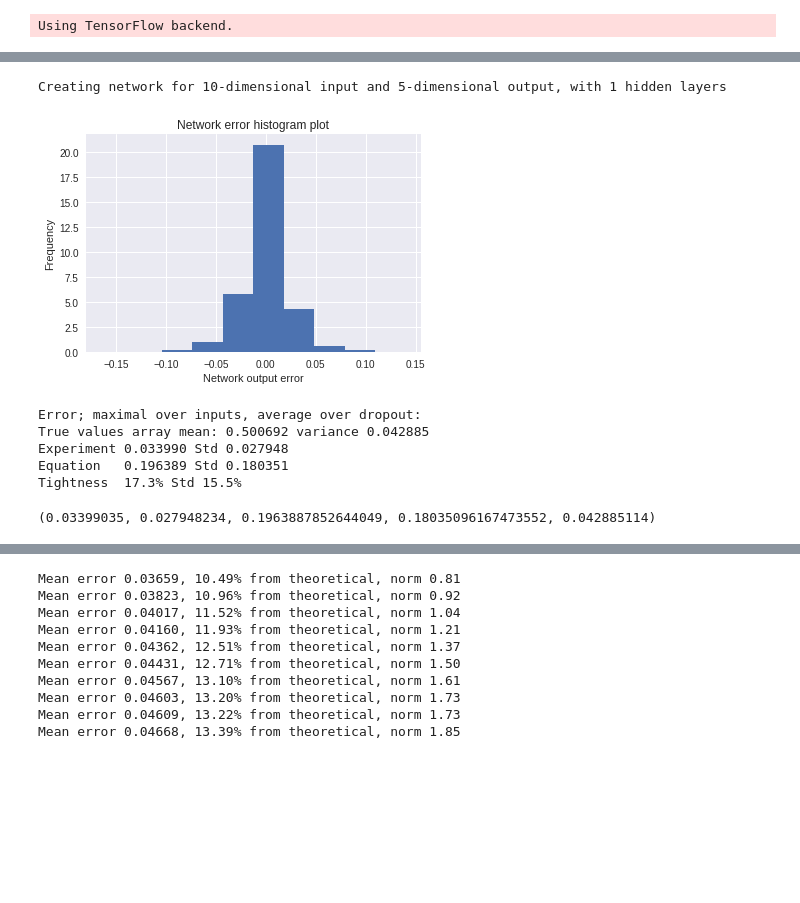
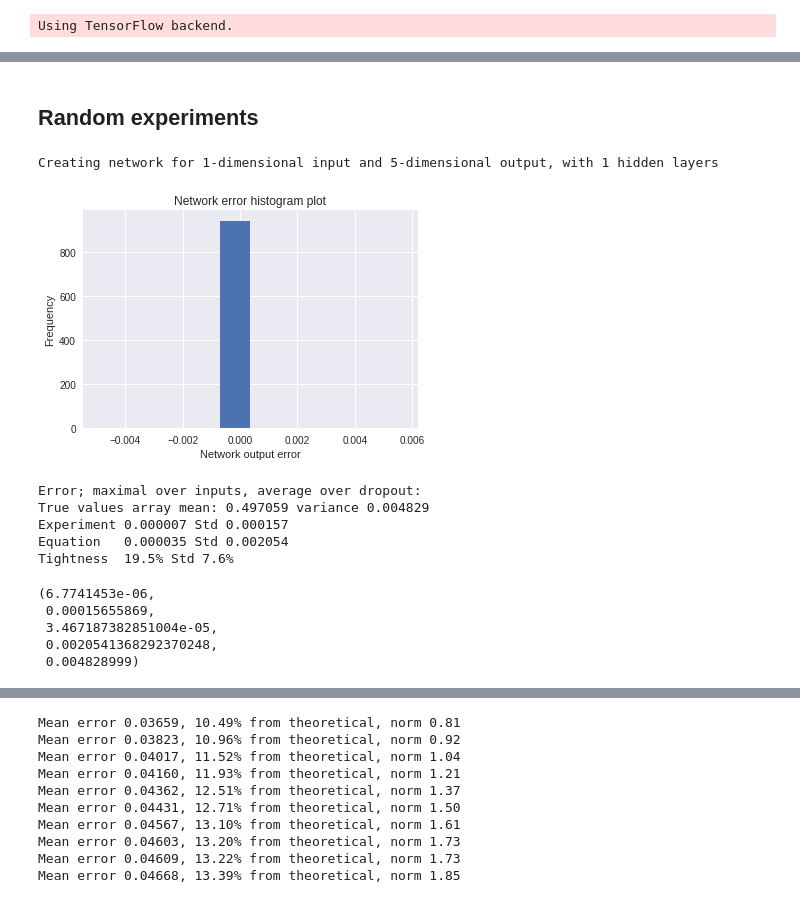
Before and after one commit to LPD-EPFL/nn-fault-tolerance, a Jupyter notebook: DropoutErrorVarianceKerasColab.ipynb, the cells around one changed output, grey strips where cells are left out. Drawn from its saved outputs; the diff is of its cells as text; code cells hidden in the pictures; blank space fills up the shorter version.

```diff
--- a/DropoutErrorVarianceKerasColab.ipynb
+++ b/DropoutErrorVarianceKerasColab.ipynb
@@ -53,13 +53,14 @@ def create_random_weight_model(Ns, KLips):
 
   # adding layers
   for i in range(len(Ns) - 1):
+
     # adding dense layer with sigmoid for hidden and linear for last layer
     model.add(Dense(Ns[i + 1], input_shape = (Ns[i], ),
                     kernel_initializer = 'random_normal',
                     activation = get_custom_activation(KLips),
-                    bias_initializer = 'zeros'))
+                    bias_initializer = 'random_normal'))
 
-  model.compile(loss=keras.losses.categorical_crossentropy,
+  model.compile(loss=keras.losses.mean_squared_error,
               optimizer=keras.optimizers.Adadelta(),
               metrics=['accuracy'])
 
@@ -92,7 +93,7 @@ def create_model(p_fails, layer_weights, layer_biases, KLips):
       model.add(PermanentDropout(p_fail))
 
   # compiling model with some loss and some optimizer (they are unused)
-  model.compile(loss=keras.losses.categorical_crossentropy,
+  model.compile(loss=keras.losses.mean_absolute_error,
               optimizer=keras.optimizers.Adadelta(),
               metrics=['accuracy'])
   #model.summary()
@@ -160,10 +161,11 @@ class Experiment():
     res = [func(w_neuron) for w_neuron in wb.T]
     return np.max(res)
 
-  def get_max_f_xy(self, layer, func):
+  def get_max_f_xy(self, layer, func, same_only = False):
     """ Maximize func(w1, w2) over neurons in layer """
     wb = self.get_wb(layer)
-    res = [func(w_neuron1, w_neuron2) for w_neuron1 in wb.T for w_neuron2 in wb.T]
+    if same_only: res = [func(w_neuron, w_neuron) for w_neuron in wb.T]
+    else: res = [func(w_neuron1, w_neuron2) for w_neuron1 in wb.T for w_neuron2 in wb.T]
     return np.max(res)
 
   def get_mean_std_error(self):
@@ -183,6 +185,8 @@ class Experiment():
 
     # Loop over layers
     for layer in range(len(self.W)):
+      is_last = layer + 1 == len(self.W)
+
       # probability of failure of a single neuron
       p_l = self.P[layer]
 
@@ -190,10 +194,10 @@ class Experiment():
       w_1_norm = self.get_max_f(layer, norm1)
 
       # alpha from article for layer
-      alpha = self.get_max_f_xy(layer, dot_abs)
+      alpha = self.get_max_f_xy(layer, dot_abs, same_only = is_last)
 
       # beta from article for layer
-      beta = self.get_max_f_xy(layer, norm1_minus_dot_abs)
+      beta = self.get_max_f_xy(layer, norm1_minus_dot_abs, same_only = is_last)
 
       # a, b from article for EDelta2 (note that old EDelta is used)
       a = self.C ** 2 * p_l * (alpha + p_l * beta) + 2 * self.K * self.C * p_l * (1 - p_l) * beta * EDelta
@@ -210,8 +214,8 @@ class Experiment():
       EDelta2Arr.append(EDelta2)
 
     # Debug output
-    #print(EDeltaArr)
-    #print(EDelta2Arr)
+    print(EDeltaArr)
+    print(EDelta2Arr)
 
     # Returning mean and sqrt(std^2)
     return EDelta, EDelta2 ** 0.5
@@ -285,7 +289,7 @@ class RandomExperiment(Experiment):
     return np.random.randn(how_many, self.N[0])
 
 class MNISTExperiment(Experiment):
-  def __init__(self, N, P, KLips, do_print = False):
+  def __init__(self, N, P, KLips, epochs = 20, do_print = False):
     N = [28 ** 2] + N + [10]
 
     """ Fill in the weights and initialize models """
@@ -298,7 +302,7 @@ class MNISTExperiment(Experiment):
     self.y_test = np.array([[1 if i == digit else 0 for i in range(10)] for digit in y_test.flatten()])
 
     self.model_no_dropout = create_random_weight_model(self.N, self.K)
-    history = self.model_no_dropout.fit(self.x_train, self.y_train, batch_size = 100, epochs = 10, verbose = do_print, validation_data = (self.x_test, self.y_test))
+    history = self.model_no_dropout.fit(self.x_train, self.y_train, batch_size = 10000, epochs = epochs, verbose = 0, validation_data = (self.x_test, self.y_test))
 
     if do_print:
       plt.figure()
@@ -315,5 +319,6 @@ class MNISTExperiment(Experiment):
     self.model = create_model(self.P, self.W, self.B, self.K)
 
   def get_inputs(self, how_many):
-    indices = np.random.choice(x_train.shape[0], how_many)
-    return self.x_train[indices, :]
+    x = np.vstack((x_train, x_test))
+    indices = np.random.choice(x.shape[0], how_many)
+    return x[indices, :]
@@ -320,11 +354,18 @@ class MNISTExperiment(Experiment):
+# %% [markdown]
+## Random experiments
 # %%
-RandomExperiment(N = [10, 10, 5], P = 0.1, KLips = 0.1, do_print = True).run(inputs = 6, repetitions = 10000, do_print = True, do_plot = True, do_tqdm = True)
+np.random.seed(42)
+RandomExperiment(N = [1, 10, 5], P = 0.0001, KLips = 0.01, do_print = True).run(inputs = 6, repetitions = 10000, do_print = True, do_plot = True, do_tqdm = True)
 # %% [output]
-Creating network for 10-dimensional input and 5-dimensional output, with 1 hidden layers
+Creating network for 1-dimensional input and 5-dimensional output, with 1 hidden layers
-[figure, old version]
+[figure, new version]
 Error; maximal over inputs, average over dropout:
-True values array mean: 0.500692 variance 0.042885
-Experiment 0.033990 Std 0.027948
-Equation   0.196389 Std 0.180351
-Tightness  17.3% Std 15.5%
+True values array mean: 0.497059 variance 0.004829
+Experiment 0.000007 Std 0.000157
+Equation   0.000035 Std 0.002054
+Tightness  19.5% Std 7.6%
-(0.03399035, 0.027948234, 0.1963887852644049, 0.18035096167473552, 0.042885114)
+(6.7741453e-06,
+ 0.00015655869,
+ 3.467187382851004e-05,
+ 0.0020541368292370248,
+ 0.004828999)
```
Also changed, not shown: parts of 5 cells of this notebook.
